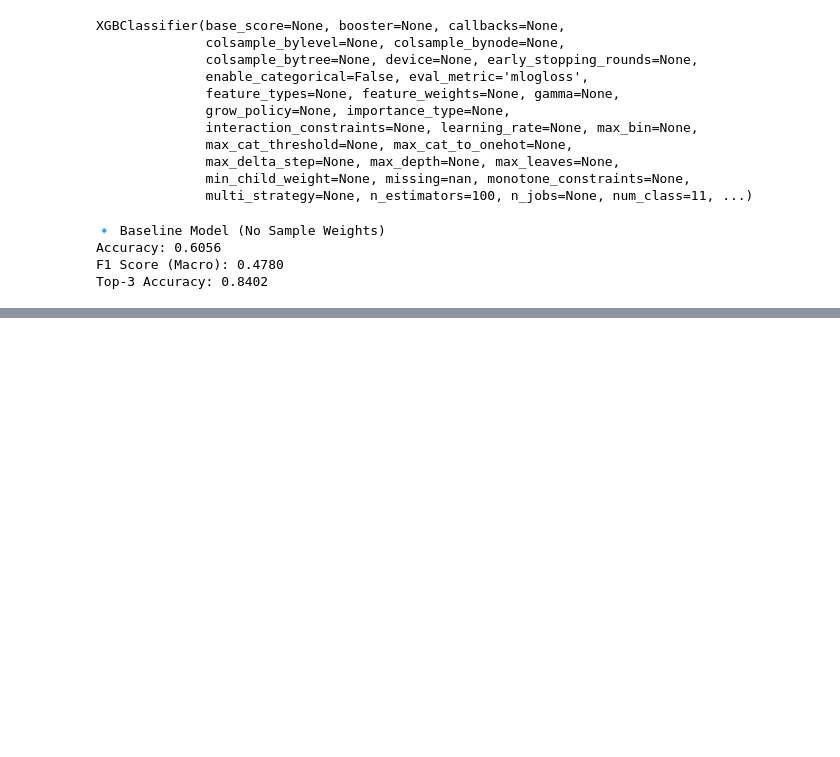
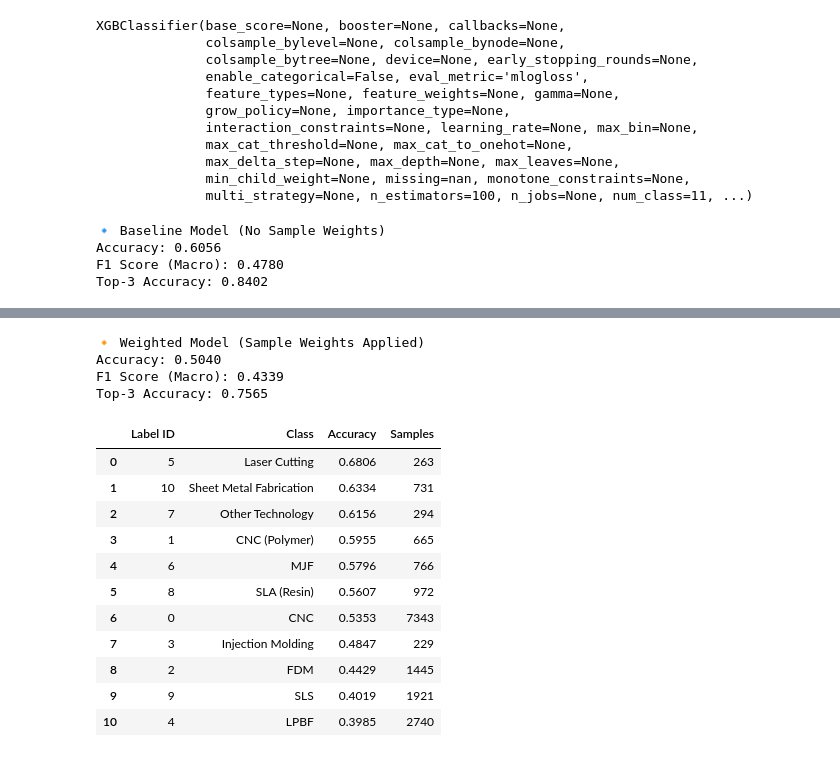
Before and after one commit to ml-phan/manufacturing-tech-gnn, a Jupyter notebook: baseline_model.ipynb, the cells around one changed output, grey strips where cells are left out. Saved outputs shown, nothing was run; the diff lists cells and outputs as text; code cells hidden in the pictures; blank space fills up the shorter version.

```diff
--- a/baseline_model.ipynb
+++ b/baseline_model.ipynb
@@ -174,3 +227,11 @@ sample_weights = compute_sample_weight(
     class_weight='balanced',
     y=y_train  # numeric class labels
 )
+model_weighted = XGBClassifier(
+    objective='multi:softprob',
+    num_class=len(df_filtered['label'].unique()),
+    eval_metric='mlogloss',
+    random_state=42
+)
+
+model_weighted.fit(X_train, y_train, sample_weight=sample_weights)
@@ -176,0 +250,52 @@ sample_weights = compute_sample_weight(
+# %%
+y_pred_weighted = model_weighted.predict(X_test)
+y_prob_weighted = model_weighted.predict_proba(X_test)
+
+acc_w = accuracy_score(y_test, y_pred_weighted)
+f1_w = f1_score(y_test, y_pred_weighted, average='macro')
+top3_w = top_k_accuracy_score(y_test, y_prob_weighted, k=3)
+
+print("🔸 Weighted Model (Sample Weights Applied)")
+print(f"Accuracy: {acc_w:.4f}")
+print(f"F1 Score (Macro): {f1_w:.4f}")
+print(f"Top-3 Accuracy: {top3_w:.4f}")
+# %% [output]
+🔸 Weighted Model (Sample Weights Applied)
+Accuracy: 0.5040
+F1 Score (Macro): 0.4339
+Top-3 Accuracy: 0.7565
+# %%
+# Calculate accury for each class
+per_class_results_weighted = []
+
+for label in np.unique(y_test):
+    class_name = le.inverse_transform([label])[0]
+    mask = y_test == label
+    total = np.sum(mask)
+    correct = np.sum(y_pred_weighted[mask] == y_test[mask])
+    acc = correct / total
+
+    per_class_results_weighted.append({
+        "Label ID": label,
+        "Class": class_name,
+        "Accuracy": round(acc, 4),
+        "Samples": total
+    })
+
+df_per_class_weighted = pd.DataFrame(per_class_results_weighted).sort_values(by="Accuracy", ascending=False)
+df_per_class_weighted.reset_index(drop=True, inplace=True)
+
+df_per_class_weighted
+# %% [output]
+|  | Label ID | Class | Accuracy | Samples |
+| 0 | 5 | Laser Cutting | 0.6806 | 263 |
+| 1 | 10 | Sheet Metal Fabrication | 0.6334 | 731 |
+| 2 | 7 | Other Technology | 0.6156 | 294 |
+| 3 | 1 | CNC (Polymer) | 0.5955 | 665 |
+| 4 | 6 | MJF | 0.5796 | 766 |
+| 5 | 8 | SLA (Resin) | 0.5607 | 972 |
+| 6 | 0 | CNC | 0.5353 | 7343 |
+| 7 | 3 | Injection Molding | 0.4847 | 229 |
+| 8 | 2 | FDM | 0.4429 | 1445 |
+| 9 | 9 | SLS | 0.4019 | 1921 |
+| 10 | 4 | LPBF | 0.3985 | 2740 |
```
Also changed, not shown: parts of 11 cells of this notebook.
